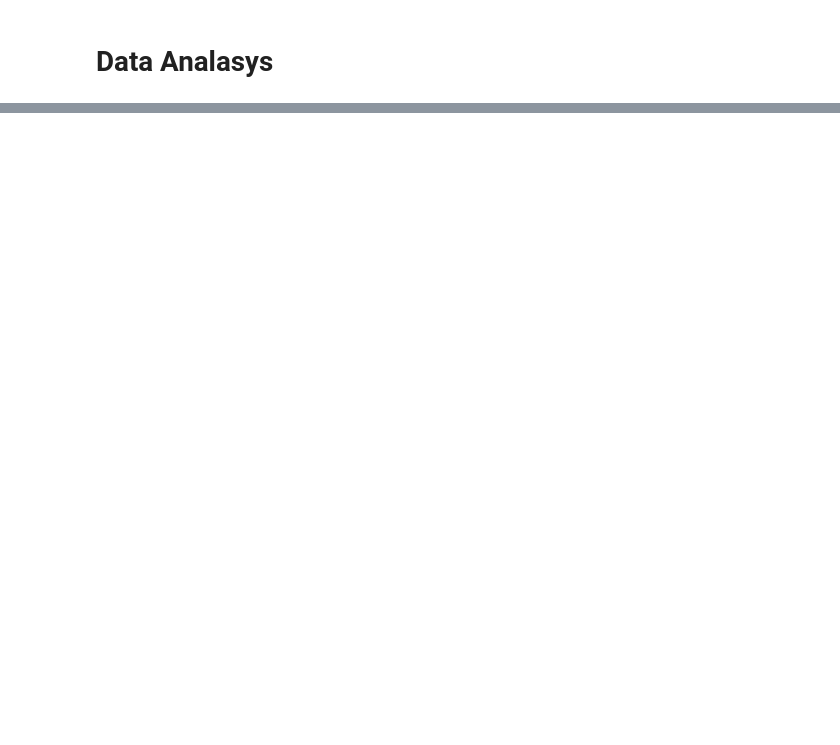
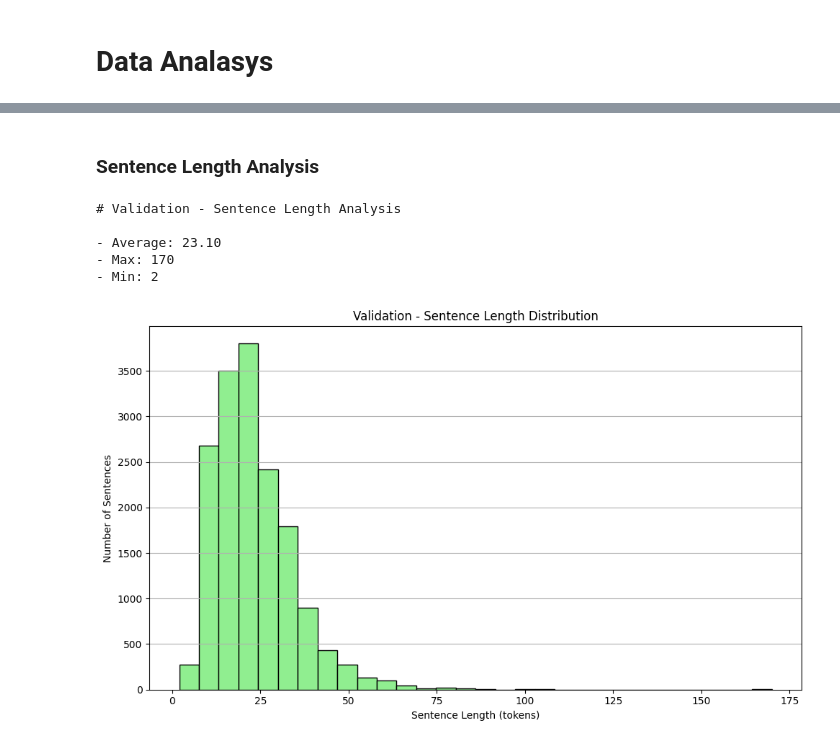
Before and after one commit to auphong2707/nlp-ner, a Jupyter notebook: EDA.ipynb, the cells around one changed output, grey strips where cells are left out. Cells and saved outputs as stored; diff of their text form; code cells hidden in the pictures; blank space fills up the shorter version.

```diff
--- a/EDA.ipynb
+++ b/EDA.ipynb
@@ -180,0 +270,2 @@ NER Tags: [0, 0, 0, 0, 0, 0, 0, 0, 0, 0, 0, 0, 0, 0, 0, 13, 14, 0]
+# %%
+val_data = clean_dataset(val_data, name="Validation")
@@ -180,0 +320,11 @@ NER Tags: [0, 0, 0, 0, 0, 0, 0, 0, 0, 0, 0, 0, 0, 0, 0, 13, 14, 0]
+# %% [markdown]
+### Sentence Length Analysis
+# %%
+sentence_length_analysis(val_data, name="Validation")
+# %% [output]
+# Validation - Sentence Length Analysis
+
+- Average: 23.10
+- Max: 170
+- Min: 2
+[figure, added]
```
Also changed, not shown: parts of 52 cells of this notebook.
